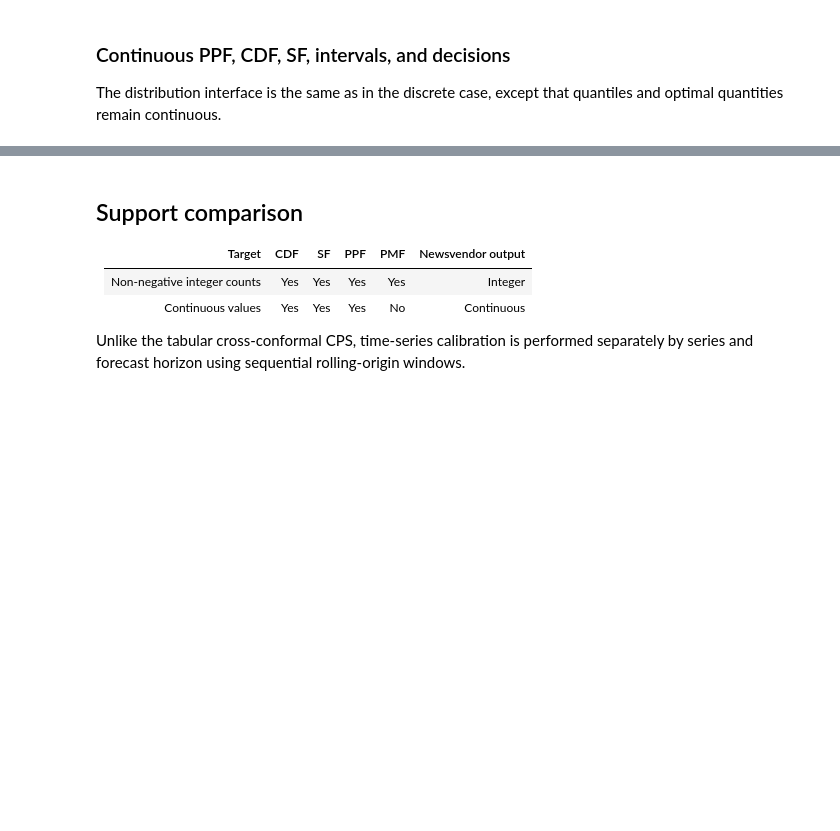
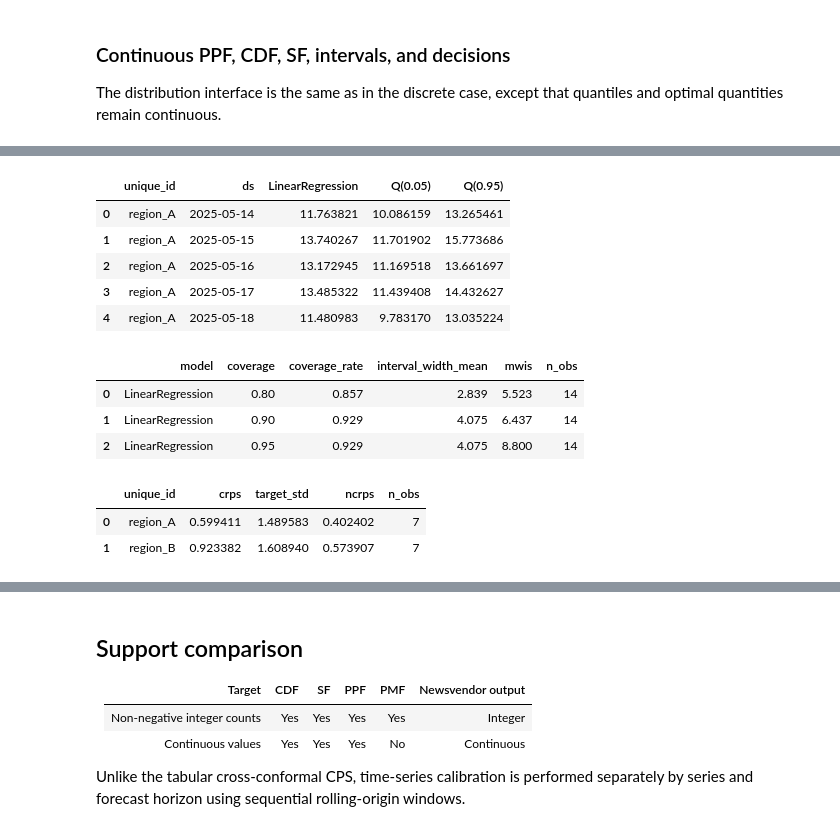
Before and after one commit to heylucasleao/tinyconformal, a Jupyter notebook: examples/series/cps.ipynb, the cells around one changed output, grey strips where cells are left out. Cells and saved outputs as stored; diff of their text form; code cells hidden in the pictures; blank space fills up the shorter version.

```diff
--- a/examples/series/cps.ipynb
+++ b/examples/series/cps.ipynb
@@ -243,0 +237,26 @@ NewsvendorSolver.optimize_distribution(
+# %%
+continuous_forecast.interval(coverage=0.90).head()
+# %% [output]
+|  | unique_id | ds | LinearRegression | Q(0.05) | Q(0.95) |
+| 0 | region_A | 2025-05-14 | 11.763821 | 10.086159 | 13.265461 |
+| 1 | region_A | 2025-05-15 | 13.740267 | 11.701902 | 15.773686 |
+| 2 | region_A | 2025-05-16 | 13.172945 | 11.169518 | 13.661697 |
+| 3 | region_A | 2025-05-17 | 13.485322 | 11.439408 | 14.432627 |
+| 4 | region_A | 2025-05-18 | 11.480983 | 9.783170 | 13.035224 |
+# %%
+PanelEvaluator.evaluate_interval(
+    continuous_test, forecast=continuous_forecast, coverages=[0.80, 0.90, 0.95]
+)
+# %% [output]
+|  | model | coverage | coverage_rate | interval_width_mean | mwis | n_obs |
+| 0 | LinearRegression | 0.80 | 0.857 | 2.839 | 5.523 | 14 |
+| 1 | LinearRegression | 0.90 | 0.929 | 4.075 | 6.437 | 14 |
+| 2 | LinearRegression | 0.95 | 0.929 | 4.075 | 8.800 | 14 |
+# %%
+PanelEvaluator.evaluate_distribution(
+    continuous_test, forecast=continuous_forecast, train_df=continuous_train
+)
+# %% [output]
+|  | unique_id | crps | target_std | ncrps | n_obs |
+| 0 | region_A | 0.599411 | 1.489583 | 0.402402 | 7 |
+| 1 | region_B | 0.923382 | 1.608940 | 0.573907 | 7 |
```
Also changed, not shown: parts of 9 cells of this notebook, 11 other files.
